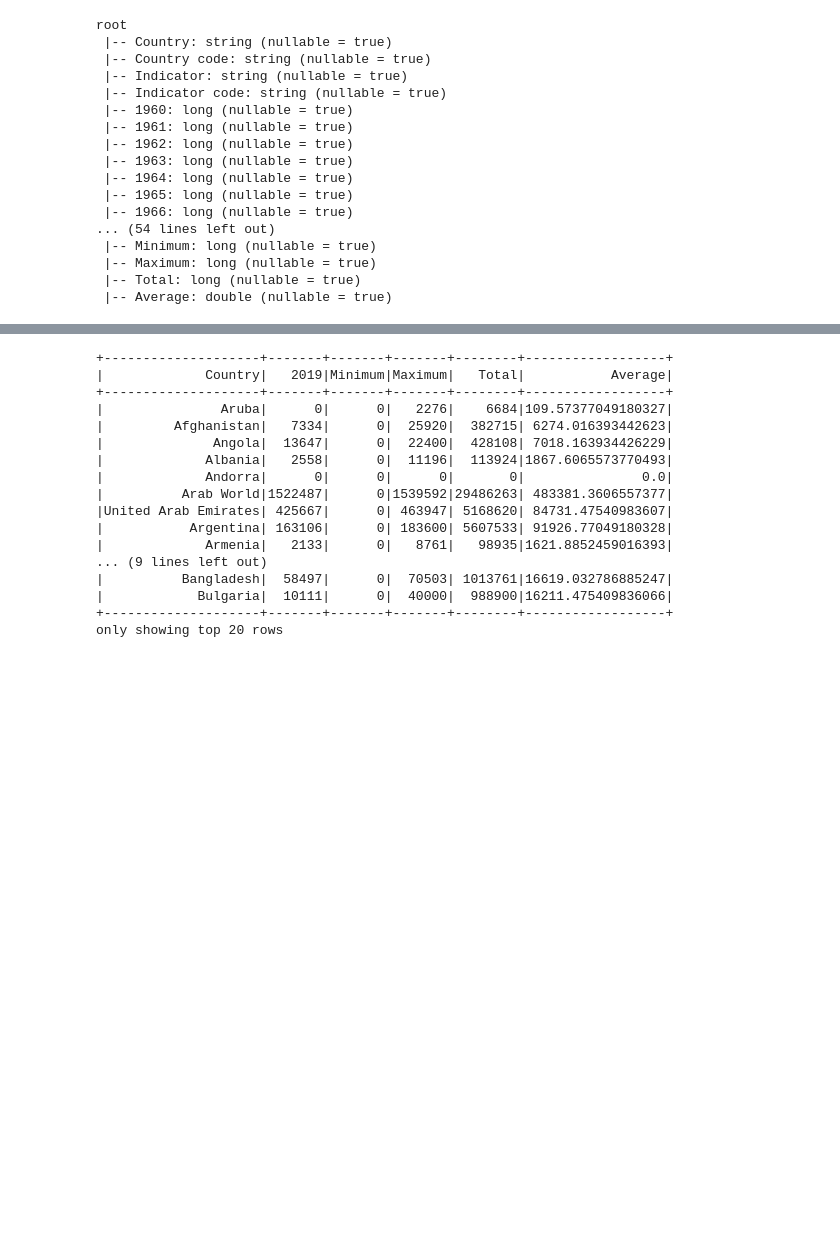
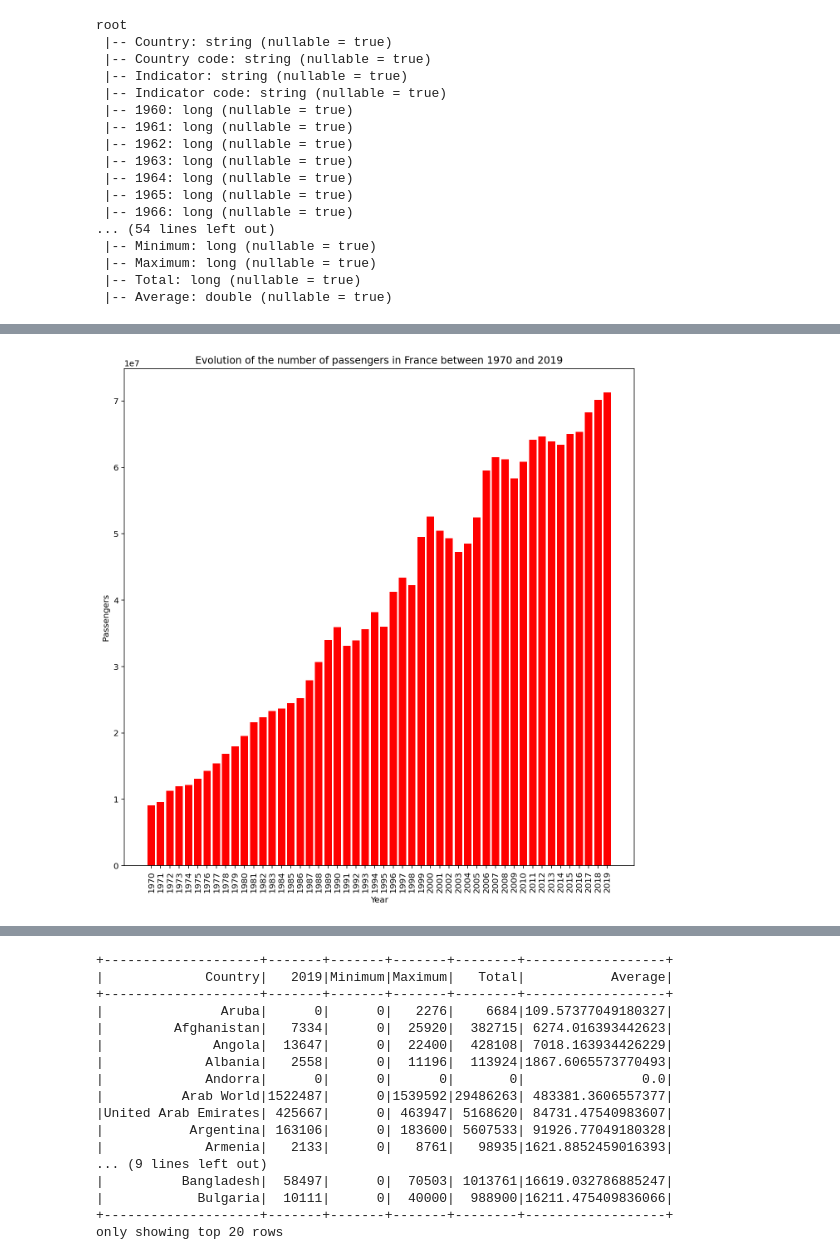
Before and after one commit to TheotimeMacrez/Etude-cas-technique, a Jupyter notebook: Notebook.ipynb, the cells around one changed output, grey strips where cells are left out. Cells and saved outputs as stored; diff of their text form; code cells hidden in the pictures; blank space fills up the shorter version.

```diff
--- a/Notebook.ipynb
+++ b/Notebook.ipynb
@@ -101,0 +117,13 @@ root
+# %%
+passengers = df_passengers.filter(df_passengers.Country == 'France').select(df_passengers.columns[14:64]).collect()[0].asDict().values()
+
+matplotlib.pyplot.gcf().set_size_inches(11, 11)
+matplotlib.pyplot.title('Evolution of the number of passengers in France between 1970 and 2019')
+matplotlib.pyplot.xlabel('Year')
+matplotlib.pyplot.ylabel('Passengers')
+matplotlib.pyplot.xticks(rotation = 'vertical')
+matplotlib.pyplot.bar(years, passengers, color = 'r')
+matplotlib.pyplot.show()
+matplotlib.pyplot.savefig('Images/Passagers/France.png')
+# %% [output]
+[figure, added]
```
Also changed, not shown: parts of 14 cells of this notebook, 5 other files.
